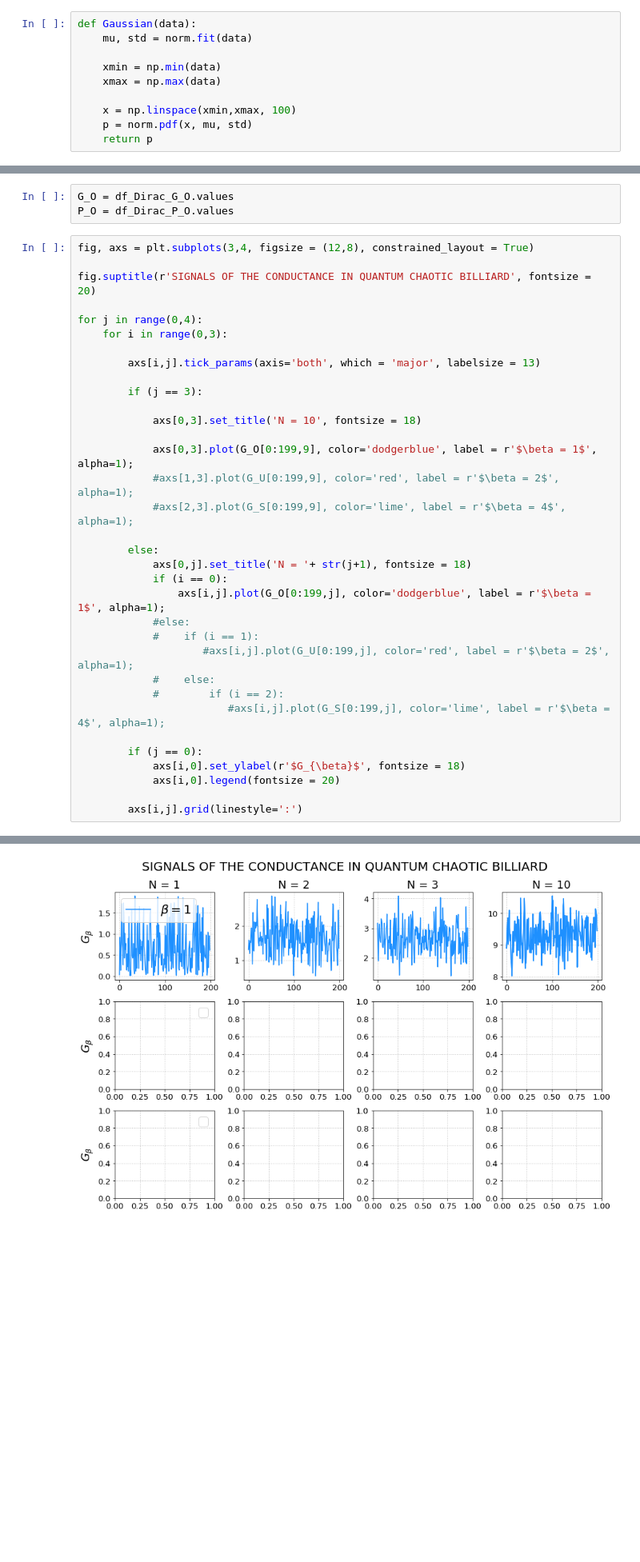
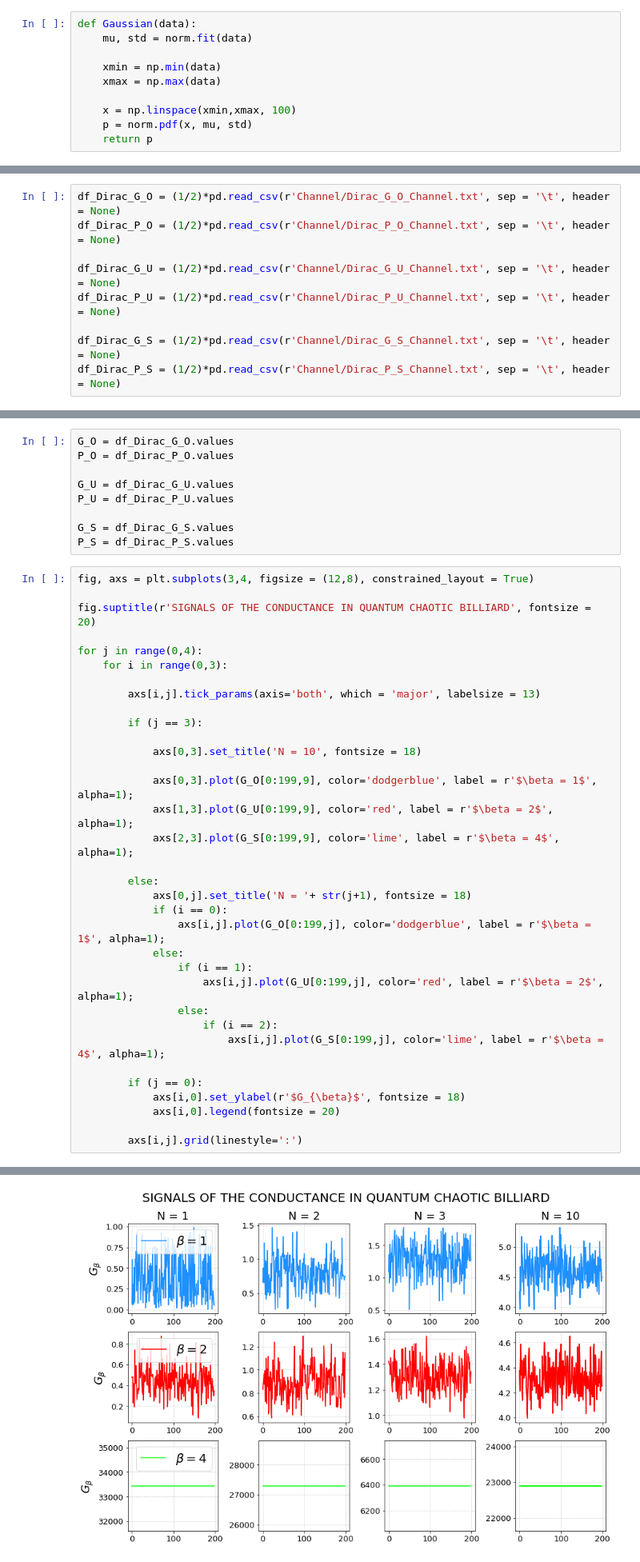
Before and after one commit to Rafffaelb/Dirac_Billiard, a Jupyter notebook: Chiral/Data_Analysis/Dirac_Conductance_ShotNoise.ipynb, the cells around one changed output, grey strips where cells are left out. Shown: that part at 80% size. Drawn from its saved outputs; the diff is of its cells as text; blank space fills up the shorter version.

```diff
--- a/Chiral/Data_Analysis/Dirac_Conductance_ShotNoise.ipynb
+++ b/Chiral/Data_Analysis/Dirac_Conductance_ShotNoise.ipynb
@@ -21,3 +18,12 @@ df_Dirac_P_O = pd.read_csv(r'Channel/Dirac_P_O_Channel.txt', sep = '\t', header
+# %%
+df_Dirac_G_O = (1/2)*pd.read_csv(r'Channel/Dirac_G_O_Channel.txt', sep = '\t', header = None)
+df_Dirac_P_O = (1/2)*pd.read_csv(r'Channel/Dirac_P_O_Channel.txt', sep = '\t', header = None)
+
+df_Dirac_G_U = (1/2)*pd.read_csv(r'Channel/Dirac_G_U_Channel.txt', sep = '\t', header = None)
+df_Dirac_P_U = (1/2)*pd.read_csv(r'Channel/Dirac_P_U_Channel.txt', sep = '\t', header = None)
+
+df_Dirac_G_S = (1/2)*pd.read_csv(r'Channel/Dirac_G_S_Channel.txt', sep = '\t', header = None)
+df_Dirac_P_S = (1/2)*pd.read_csv(r'Channel/Dirac_P_S_Channel.txt', sep = '\t', header = None)
 # %%
 df_Dirac_G_O.rename(columns = lambda s:s+1, index = lambda s: s+1)
 #The rows and columns represent the steps (billiards setups of chaotic ensemble) and the open channels, respectively.
@@ -38,6 +44,12 @@ df_Dirac_G_O.rename(columns = lambda s:s+1, index = lambda s: s+1)
 # %%
 G_O = df_Dirac_G_O.values
 P_O = df_Dirac_P_O.values
+
+G_U = df_Dirac_G_U.values
+P_U = df_Dirac_P_U.values
+
+G_S = df_Dirac_G_S.values
+P_S = df_Dirac_P_S.values
 # %%
 fig, axs = plt.subplots(3,4, figsize = (12,8), constrained_layout = True)
 
@@ -53,19 +65,19 @@ for j in range(0,4):
             axs[0,3].set_title('N = 10', fontsize = 18)
 
             axs[0,3].plot(G_O[0:199,9], color='dodgerblue', label = r'$\beta = 1$', alpha=1);
-            #axs[1,3].plot(G_U[0:199,9], color='red', label = r'$\beta = 2$', alpha=1);
-            #axs[2,3].plot(G_S[0:199,9], color='lime', label = r'$\beta = 4$', alpha=1);
+            axs[1,3].plot(G_U[0:199,9], color='red', label = r'$\beta = 2$', alpha=1);
+            axs[2,3].plot(G_S[0:199,9], color='lime', label = r'$\beta = 4$', alpha=1);
 
         else:
             axs[0,j].set_title('N = '+ str(j+1), fontsize = 18)
             if (i == 0):
                 axs[i,j].plot(G_O[0:199,j], color='dodgerblue', label = r'$\beta = 1$', alpha=1);
-            #else:
-            #    if (i == 1):
-                    #axs[i,j].plot(G_U[0:199,j], color='red', label = r'$\beta = 2$', alpha=1);
-            #    else:
-            #        if (i == 2):
-                        #axs[i,j].plot(G_S[0:199,j], color='lime', label = r'$\beta = 4$', alpha=1);
+            else:
+                if (i == 1):
+                    axs[i,j].plot(G_U[0:199,j], color='red', label = r'$\beta = 2$', alpha=1);
+                else:
+                    if (i == 2):
+                        axs[i,j].plot(G_S[0:199,j], color='lime', label = r'$\beta = 4$', alpha=1);
 
         if (j == 0):
             axs[i,0].set_ylabel(r'$G_{\beta}$', fontsize = 18)
@@ -78,4 +88,4 @@ No handles with labels found to put in legend.
-[figure, old version]
+[figure, new version]
 # %%
 steps = 50
 
```
Also changed, not shown: parts of 5 cells of this notebook, 2 other files.
